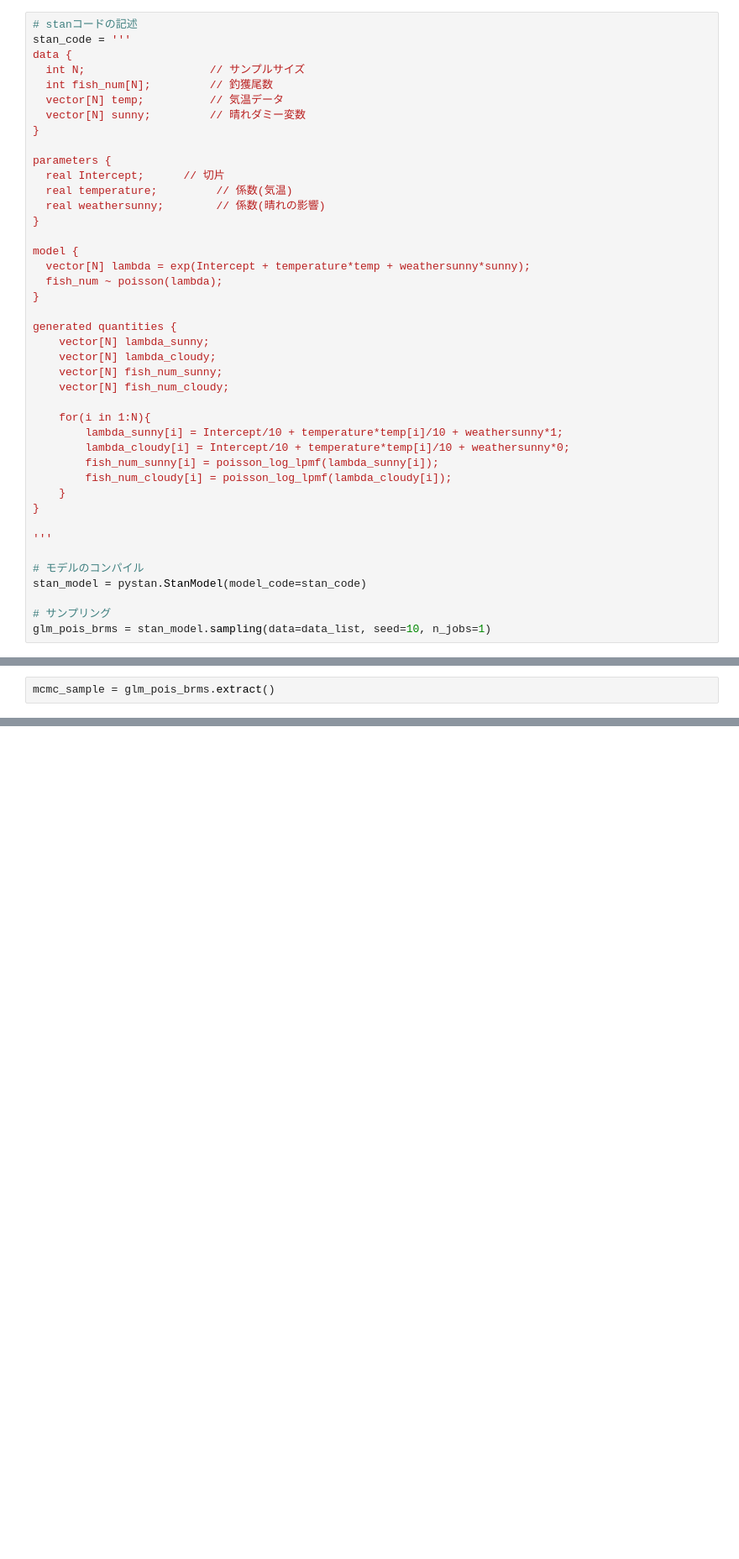
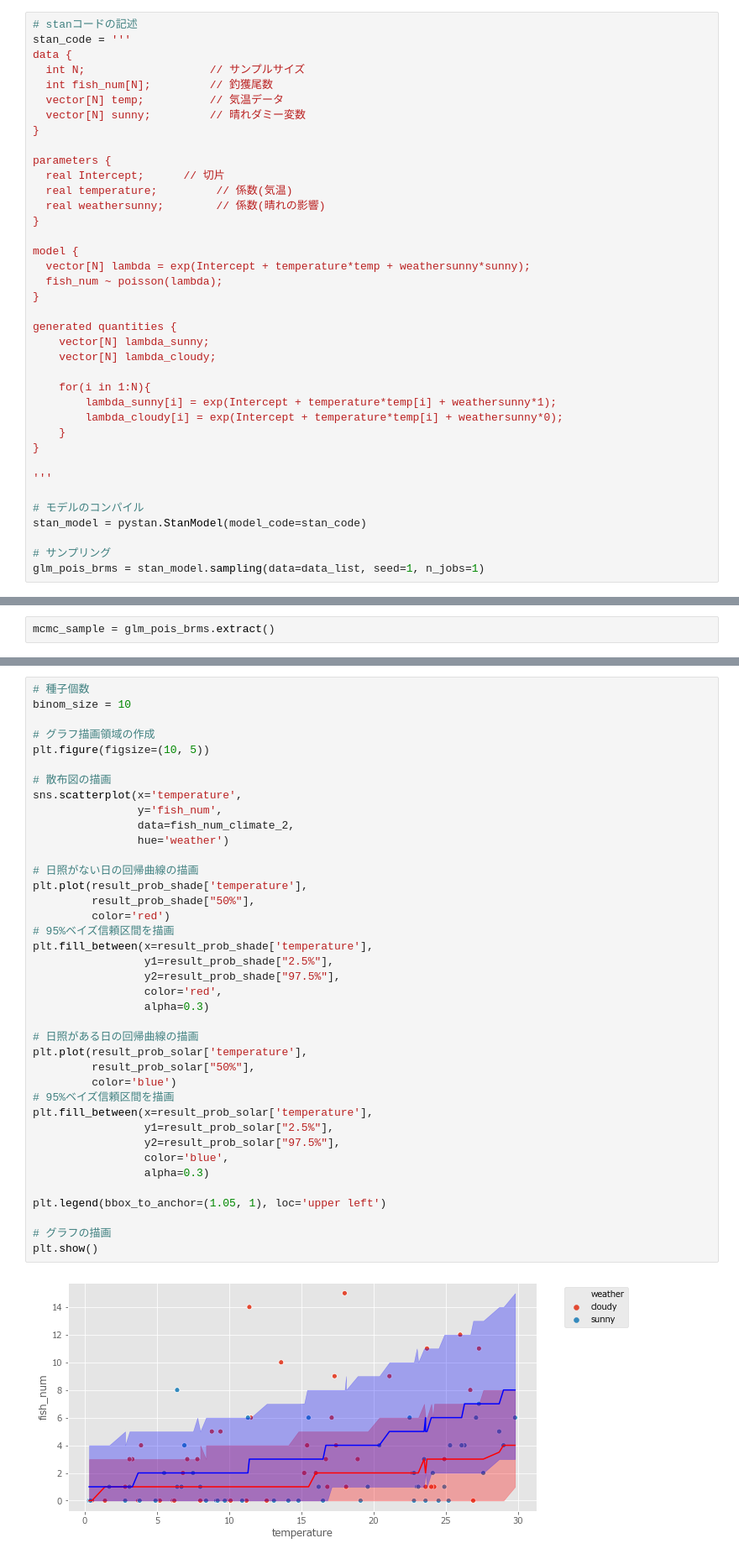
Before and after one commit to Data-Anal-Ojisan/DataAnalOji.hatena.sample, a Jupyter notebook: python_samples/stan/4-1-階層ベイズモデルと一般化線形混合モデルの基本.ipynb, the cells around one changed output, grey strips where cells are left out. Shown at 84% size. Cells and saved outputs as stored; diff of their text form; blank space fills up the shorter version.

```diff
--- a/python_samples/stan/4-1-階層ベイズモデルと一般化線形混合モデルの基本.ipynb
+++ b/python_samples/stan/4-1-階層ベイズモデルと一般化線形混合モデルの基本.ipynb
@@ -107,14 +98,10 @@ model {
 generated quantities {
     vector[N] lambda_sunny;
     vector[N] lambda_cloudy;
-    vector[N] fish_num_sunny;
-    vector[N] fish_num_cloudy;
 
     for(i in 1:N){
-        lambda_sunny[i] = Intercept/10 + temperature*temp[i]/10 + weathersunny*1;
-        lambda_cloudy[i] = Intercept/10 + temperature*temp[i]/10 + weathersunny*0;
-        fish_num_sunny[i] = poisson_log_lpmf(lambda_sunny[i]);
-        fish_num_cloudy[i] = poisson_log_lpmf(lambda_cloudy[i]);
+        lambda_sunny[i] = exp(Intercept + temperature*temp[i] + weathersunny*1);
+        lambda_cloudy[i] = exp(Intercept + temperature*temp[i] + weathersunny*0);
     }
 }
 
@@ -124,5 +111,5 @@ generated quantities {
 stan_model = pystan.StanModel(model_code=stan_code)
 
 # サンプリング
-glm_pois_brms = stan_model.sampling(data=data_list, seed=10, n_jobs=1)
+glm_pois_brms = stan_model.sampling(data=data_list, seed=1, n_jobs=1)
 # %% [output]
@@ -194,0 +163,41 @@ np.exp(20.8)
+# %%
+# 種子個数
+binom_size = 10
+
+# グラフ描画領域の作成
+plt.figure(figsize=(10, 5))
+
+# 散布図の描画
+sns.scatterplot(x='temperature',
+                y='fish_num',
+                data=fish_num_climate_2,
+                hue='weather')
+
+# 日照がない日の回帰曲線の描画
+plt.plot(result_prob_shade['temperature'],
+         result_prob_shade["50%"],
+         color='red')
+# 95%ベイズ信頼区間を描画
+plt.fill_between(x=result_prob_shade['temperature'],
+                 y1=result_prob_shade["2.5%"],
+                 y2=result_prob_shade["97.5%"],
+                 color='red',
+                 alpha=0.3)
+
+# 日照がある日の回帰曲線の描画
+plt.plot(result_prob_solar['temperature'],
+         result_prob_solar["50%"],
+         color='blue')
+# 95%ベイズ信頼区間を描画
+plt.fill_between(x=result_prob_solar['temperature'],
+                 y1=result_prob_solar["2.5%"],
+                 y2=result_prob_solar["97.5%"],
+                 color='blue',
+                 alpha=0.3)
+
+plt.legend(bbox_to_anchor=(1.05, 1), loc='upper left')
+
+# グラフの描画
+plt.show()
+# %% [output]
+[figure, added]
```
Also changed, not shown: parts of 11 cells of this notebook.
